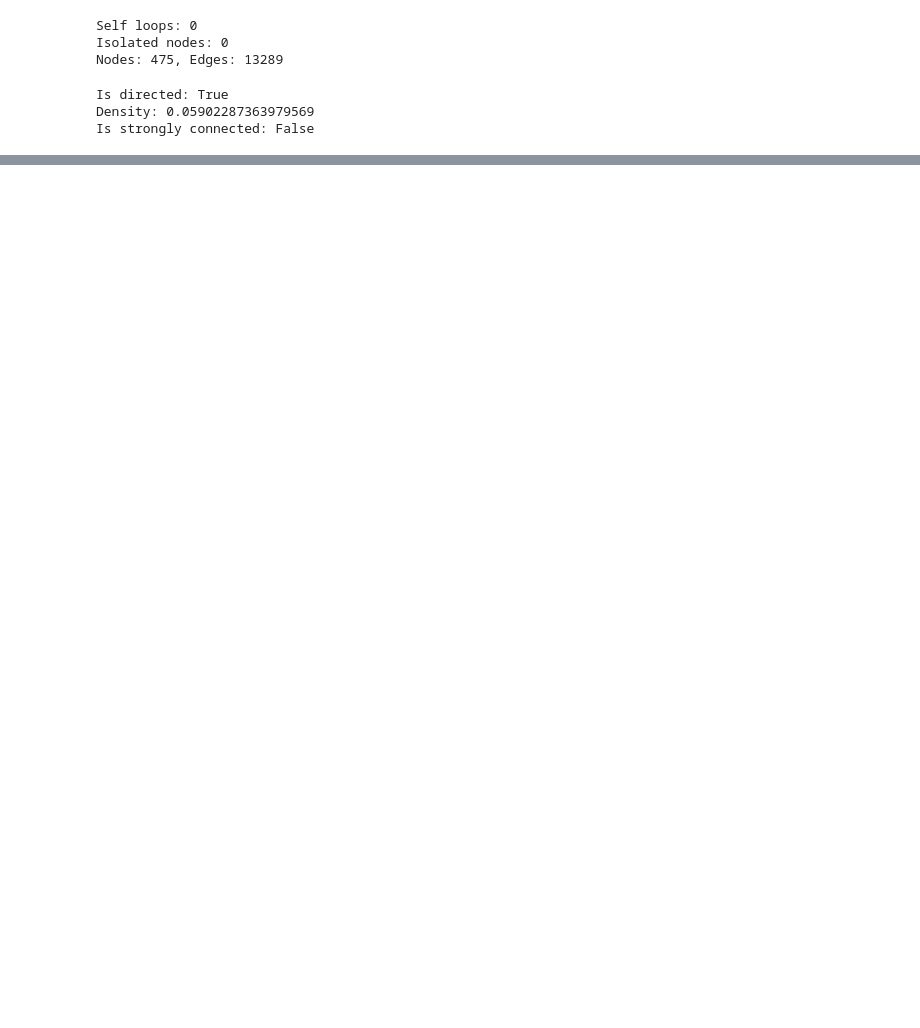
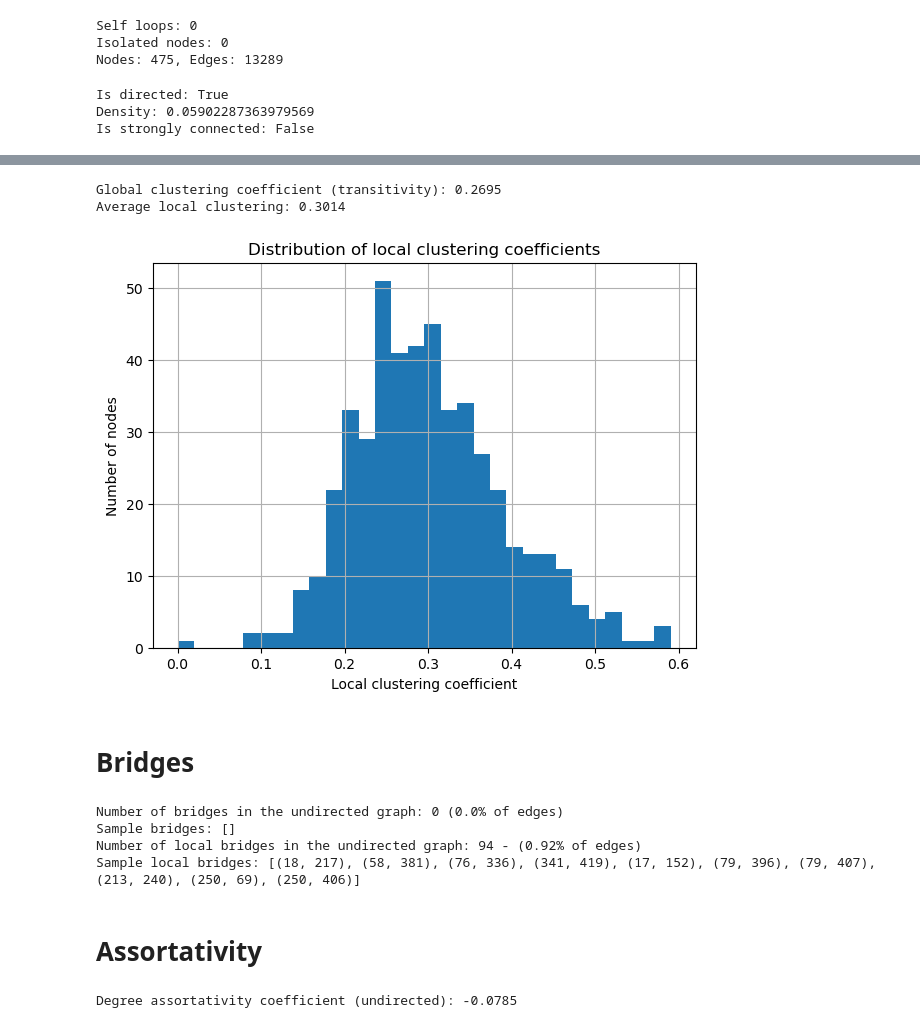
Before and after one commit to leilacielok/network_analysis, a Jupyter notebook: visualization.ipynb, the cells around one changed output, grey strips where cells are left out. Saved outputs shown, nothing was run; the diff lists cells and outputs as text; code cells hidden in the pictures; blank space fills up the shorter version.

```diff
--- a/visualization.ipynb
+++ b/visualization.ipynb
@@ -43,6 +44,19 @@ print(f"Nodes: {G.number_of_nodes()}, Edges: {G.number_of_edges()}")
 Self loops: 0
 Isolated nodes: 0
 Nodes: 475, Edges: 13289
+# %%
+import json
+
+with open("congress_network_data.json") as f:
+    data = json.load(f)
+
+data = data[0]
+
+username_list = data["usernameList"]
+
+node_to_username = dict(enumerate(username_list))
+
+nx.set_node_attributes(G, node_to_username, "label")
 # %%
 print("Is directed:", nx.is_directed(G))
 print("Density:", nx.density(G))
@@ -59,0 +158,57 @@ nx.write_graphml(G, "congress_network.graphml")
+# %%
+# 6.1 Convert to undirected for clustering measures
+G_und = G.to_undirected()
+
+# 6.2 Compute global metrics
+global_clustering = nx.transitivity(G_und)
+avg_local_clustering = nx.average_clustering(G_und)
+
+print(f"Global clustering coefficient (transitivity): {global_clustering:.4f}")
+print(f"Average local clustering: {avg_local_clustering:.4f}")
+# %% [output]
+Global clustering coefficient (transitivity): 0.2695
+Average local clustering: 0.3014
+# %%
+# 6.3 Distribution of local clustering coefficients
+
+clustering_dict = nx.clustering(G_und)
+clustering_values = list(clustering_dict.values())
+
+plt.hist(clustering_values, bins=30)
+plt.xlabel("Local clustering coefficient")
+plt.ylabel("Number of nodes")
+plt.title("Distribution of local clustering coefficients")
+plt.show()
+# %% [output]
+[figure, added]
+# %% [markdown]
+# Bridges
+# %%
+# 7.1 unidrected graph (already obtained in 6.1)
+
+# 7.2 Compute bridges
+bridges = list(nx.bridges(G_und))
+print(f"Number of bridges in the undirected graph: {len(bridges)} ({round(len(bridges)/G_und.size()*100,2)}% of edges)")
+
+# Show a few bridges
+print("Sample bridges:", bridges[:10])
+
+# 7.3 Compute bridges
+local_bridges = list(nx.local_bridges(G_und, with_span = False))
+print(f"Number of local bridges in the undirected graph: {len(local_bridges)} - ({round(len(local_bridges)/G_und.size()*100,2)}% of edges)")
+
+# Show a few bridges
+print("Sample local bridges:", local_bridges[:10])
+# %% [output]
+Number of bridges in the undirected graph: 0 (0.0% of edges)
+Sample bridges: []
+Number of local bridges in the undirected graph: 94 - (0.92% of edges)
+Sample local bridges: [(18, 217), (58, 381), (76, 336), (341, 419), (17, 152), (79, 396), (79, 407), (213, 240), (250, 69), (250, 406)]
+# %% [markdown]
+# Assortativity
+# %%
+# 8.1 Degree assortativity
+deg_assort = nx.degree_assortativity_coefficient(G_und)
+print(f"Degree assortativity coefficient (undirected): {deg_assort:.4f}")
+# %% [output]
+Degree assortativity coefficient (undirected): -0.0785
```
Also changed, not shown: parts of 21 cells of this notebook, 1 other file.
